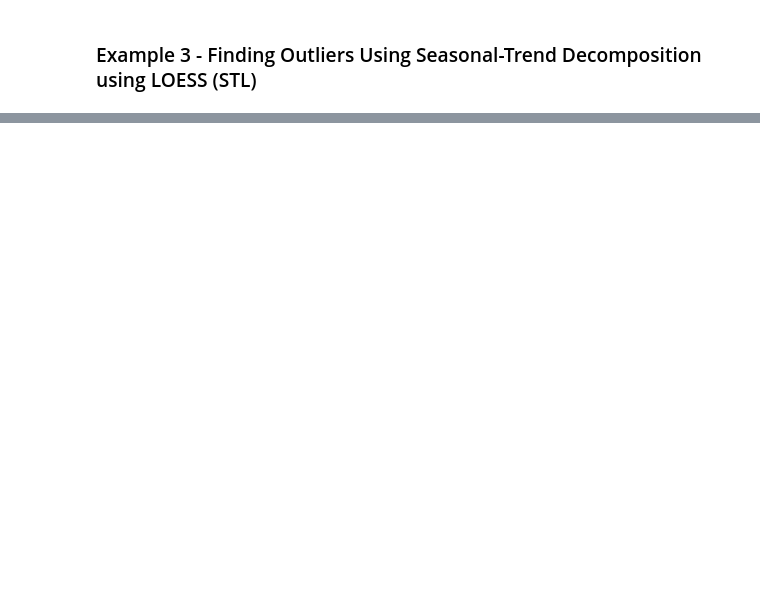
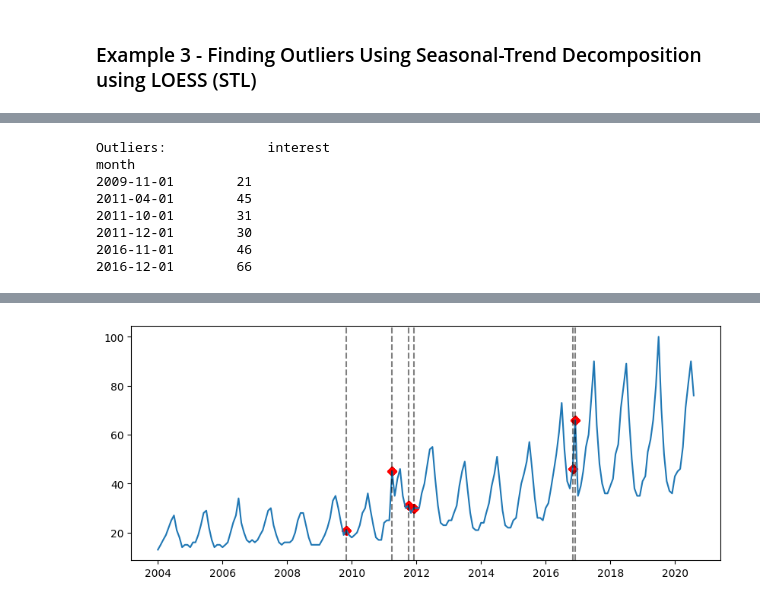
Before and after one commit to aseemanand/pycatcher, a Jupyter notebook: notebooks/Example Notebook.ipynb, the cells around one changed output, grey strips where cells are left out. Cells and saved outputs as stored; diff of their text form; code cells hidden in the pictures; blank space fills up the shorter version.

Commit message:
added mstl functions

```diff
--- a/notebooks/Example Notebook.ipynb
+++ b/notebooks/Example Notebook.ipynb
@@ -345,0 +370,4 @@ Additive model detected
+# %%
+#Diagnostic plots
+build_mstl_outliers_plot(df_ice)
+# %% [output]
@@ -345,0 +384,8 @@ Additive model detected
+Outliers:             interest
+month
+2009-11-01        21
+2011-04-01        45
+2011-10-01        31
+2011-12-01        30
+2016-11-01        46
+2016-12-01        66
@@ -345,0 +393 @@ Additive model detected
+[figure, added]
```
Also changed, not shown: parts of 25 cells of this notebook, 5 other files.
